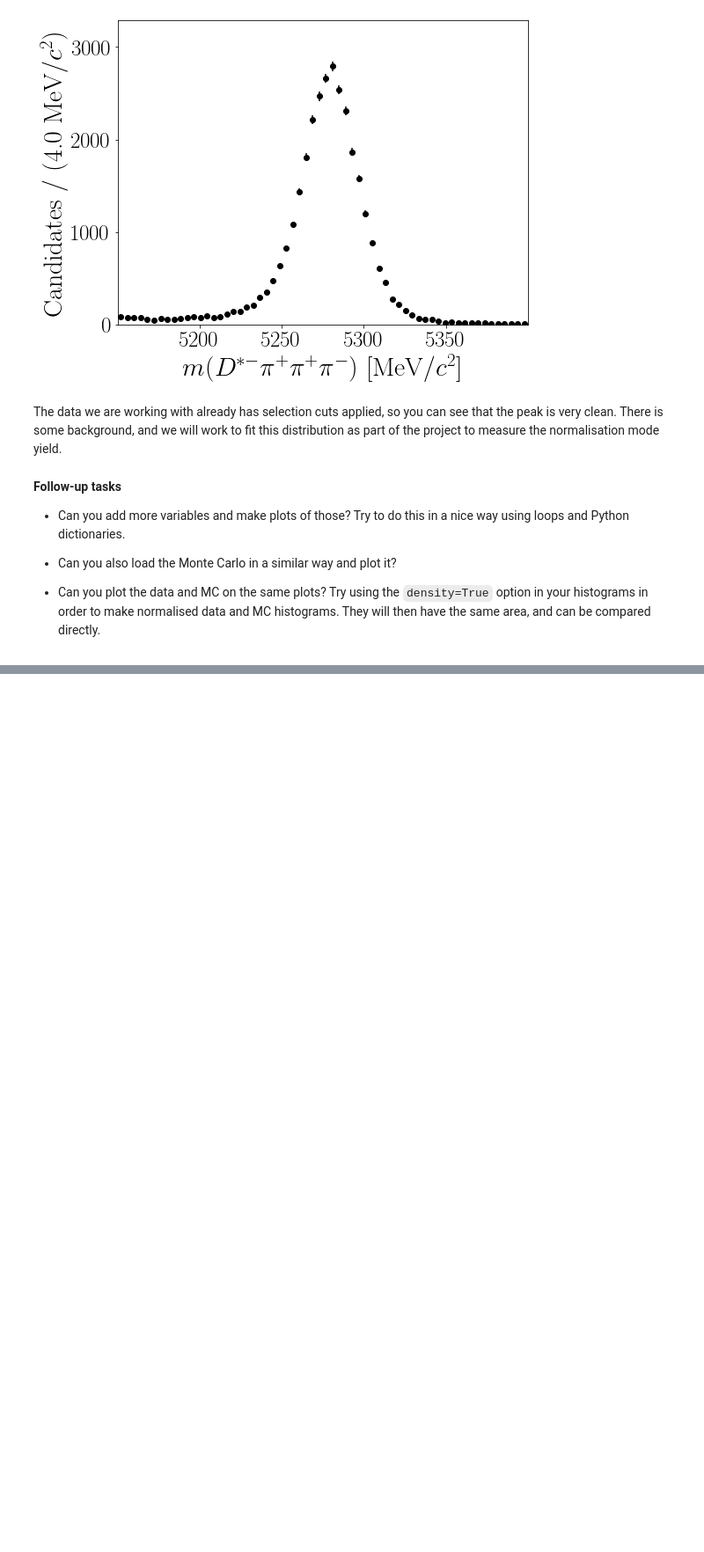
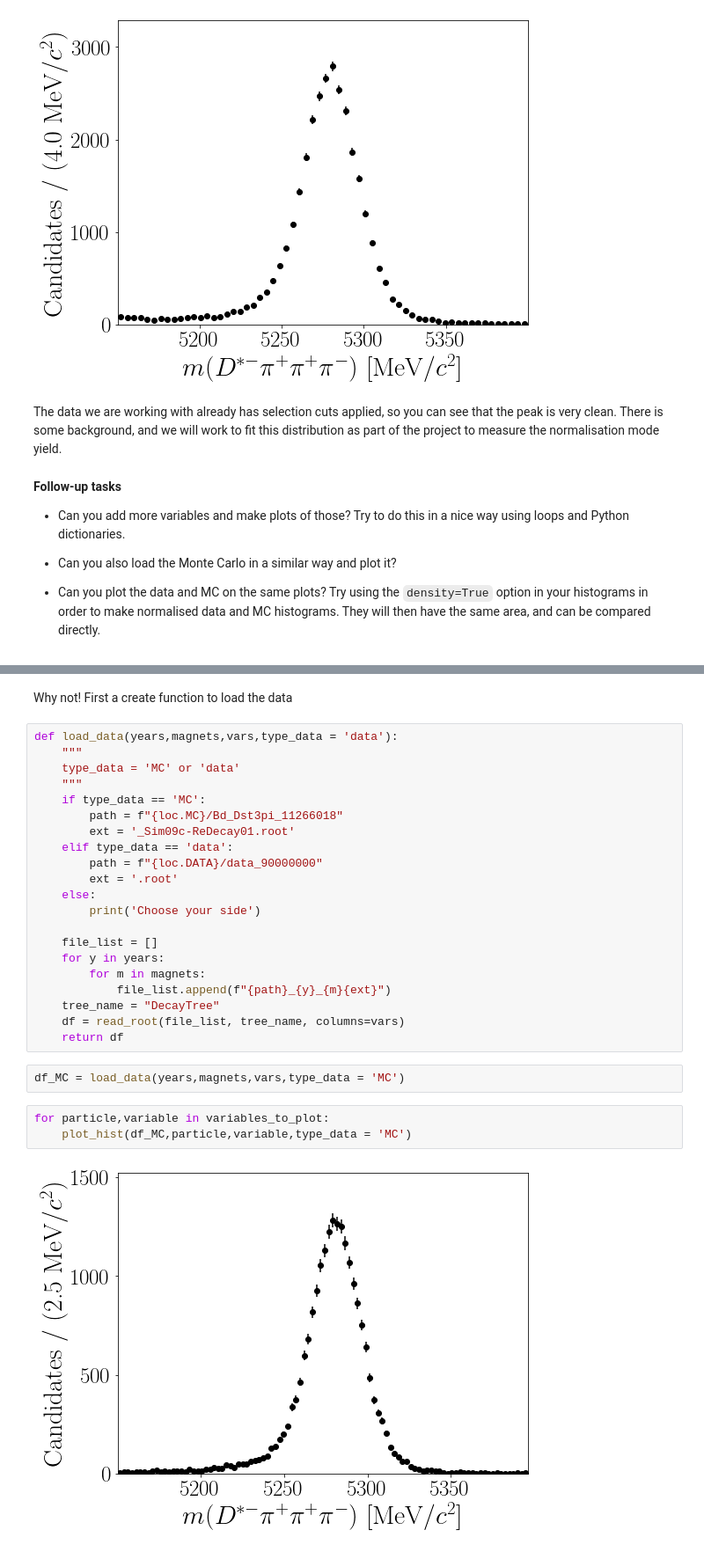
Before and after one commit to donalhill/bd2dst3pi, a Jupyter notebook: notebooks/1_plot_data_B_mass.ipynb, the cells around one changed output, grey strips where cells are left out. Shown at 88% size. Cells and saved outputs as stored; diff of their text form; blank space fills up the shorter version.

Commit message:
first notebook done

```diff
--- a/notebooks/1_plot_data_B_mass.ipynb
+++ b/notebooks/1_plot_data_B_mass.ipynb
@@ -103,0 +276,31 @@ The data we are working with already has selection cuts applied, so you can see
+# %% [markdown]
+Why not!
+First a create function to load the data
+# %%
+def load_data(years,magnets,vars,type_data = 'data'):
+    """
+    type_data = 'MC' or 'data'
+    """
+    if type_data == 'MC':
+        path = f"{loc.MC}/Bd_Dst3pi_11266018"
+        ext = '_Sim09c-ReDecay01.root'
+    elif type_data == 'data':
+        path = f"{loc.DATA}/data_90000000"
+        ext = '.root'
+    else:
+        print('Choose your side')
+
+    file_list = []
+    for y in years:
+        for m in magnets:
+            file_list.append(f"{path}_{y}_{m}{ext}")
+    tree_name = "DecayTree"
+    df = read_root(file_list, tree_name, columns=vars)
+    return df
+# %%
+df_MC = load_data(years,magnets,vars,type_data = 'MC')
+# %%
+for particle,variable in variables_to_plot:
+    plot_hist(df_MC,particle,variable,type_data = 'MC')
+# %% [output]
+[figure, added]
```
Also changed, not shown: parts of 17 cells of this notebook.
